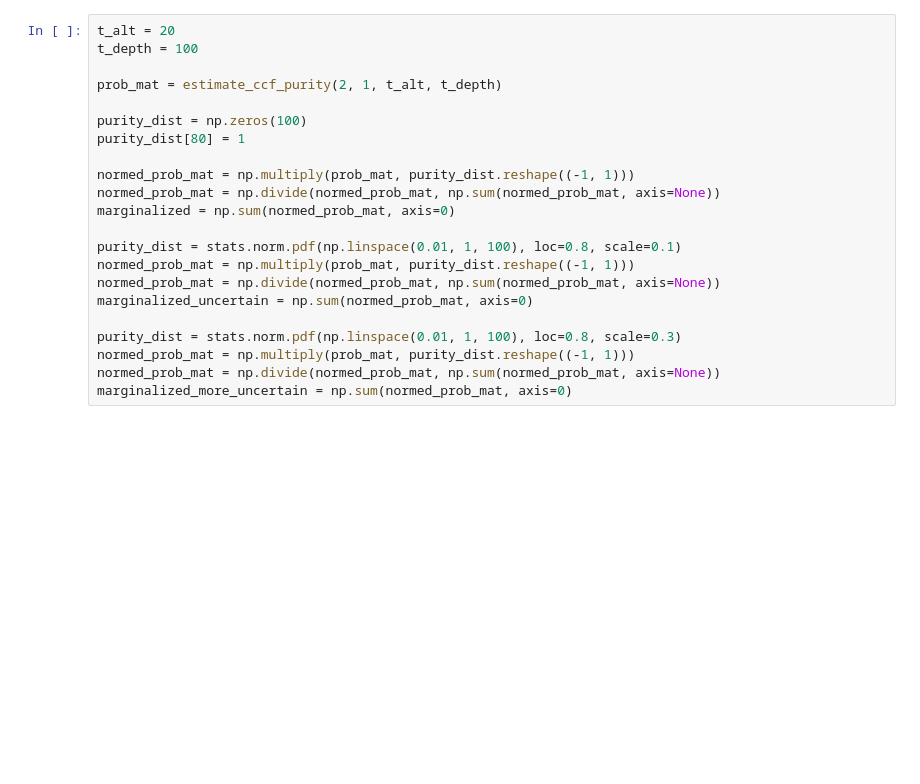
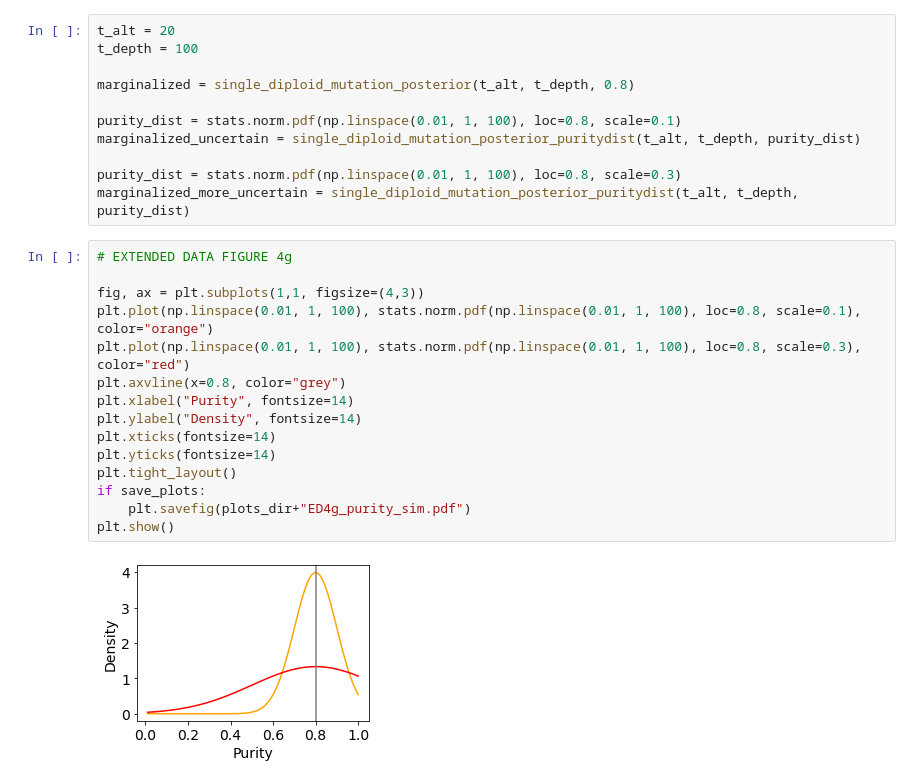
Before and after one commit to cancersysbio/HTAN-FAP, a Jupyter notebook: figures/extended_data/extended_data_figure4.ipynb, the cells around one changed output. Cells and saved outputs as stored; diff of their text form; blank space fills up the shorter version.

```diff
--- a/figures/extended_data/extended_data_figure4.ipynb
+++ b/figures/extended_data/extended_data_figure4.ipynb
@@ -154,22 +170,28 @@ plt.show()
 t_alt = 20
 t_depth = 100
 
-prob_mat = estimate_ccf_purity(2, 1, t_alt, t_depth)
-
-purity_dist = np.zeros(100)
-purity_dist[80] = 1
-
-normed_prob_mat = np.multiply(prob_mat, purity_dist.reshape((-1, 1)))
-normed_prob_mat = np.divide(normed_prob_mat, np.sum(normed_prob_mat, axis=None))
-marginalized = np.sum(normed_prob_mat, axis=0)
+marginalized = single_diploid_mutation_posterior(t_alt, t_depth, 0.8)
 
 purity_dist = stats.norm.pdf(np.linspace(0.01, 1, 100), loc=0.8, scale=0.1)
-normed_prob_mat = np.multiply(prob_mat, purity_dist.reshape((-1, 1)))
-normed_prob_mat = np.divide(normed_prob_mat, np.sum(normed_prob_mat, axis=None))
-marginalized_uncertain = np.sum(normed_prob_mat, axis=0)
+marginalized_uncertain = single_diploid_mutation_posterior_puritydist(t_alt, t_depth, purity_dist)
 
 purity_dist = stats.norm.pdf(np.linspace(0.01, 1, 100), loc=0.8, scale=0.3)
-normed_prob_mat = np.multiply(prob_mat, purity_dist.reshape((-1, 1)))
-normed_prob_mat = np.divide(normed_prob_mat, np.sum(normed_prob_mat, axis=None))
-marginalized_more_uncertain = np.sum(normed_prob_mat, axis=0)
+marginalized_more_uncertain = single_diploid_mutation_posterior_puritydist(t_alt, t_depth, purity_dist)
+# %%
+# EXTENDED DATA FIGURE 4g
+
+fig, ax = plt.subplots(1,1, figsize=(4,3))
+plt.plot(np.linspace(0.01, 1, 100), stats.norm.pdf(np.linspace(0.01, 1, 100), loc=0.8, scale=0.1), color="orange")
+plt.plot(np.linspace(0.01, 1, 100), stats.norm.pdf(np.linspace(0.01, 1, 100), loc=0.8, scale=0.3), color="red")
+plt.axvline(x=0.8, color="grey")
+plt.xlabel("Purity", fontsize=14)
+plt.ylabel("Density", fontsize=14)
+plt.xticks(fontsize=14)
+plt.yticks(fontsize=14)
+plt.tight_layout()
+if save_plots:
+    plt.savefig(plots_dir+"ED4g_purity_sim.pdf")
+plt.show()
+# %% [output]
+[figure, added]
 # %%
```
Also changed, not shown: parts of 14 cells of this notebook, 3 other files.
